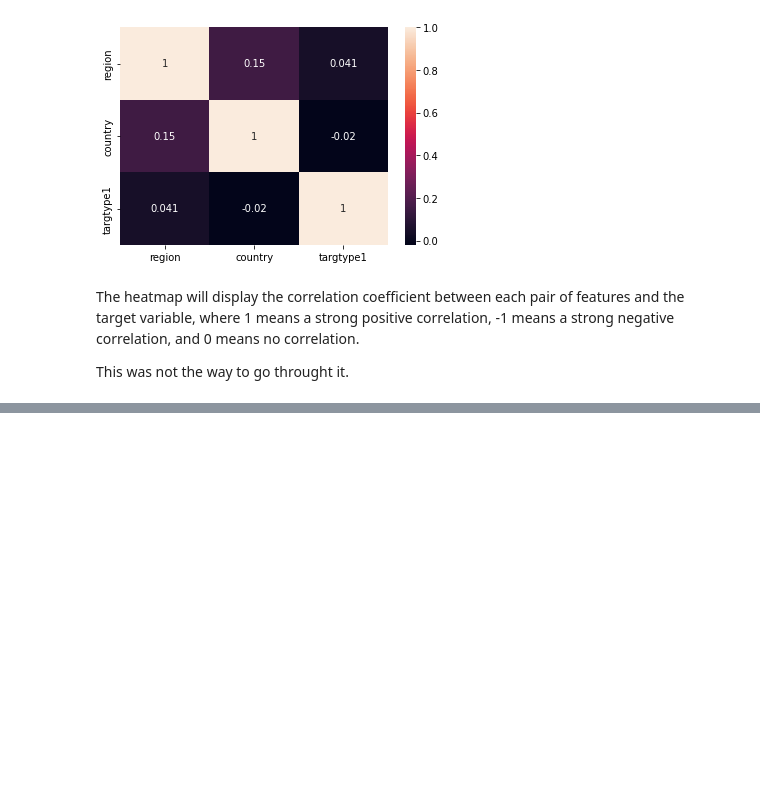
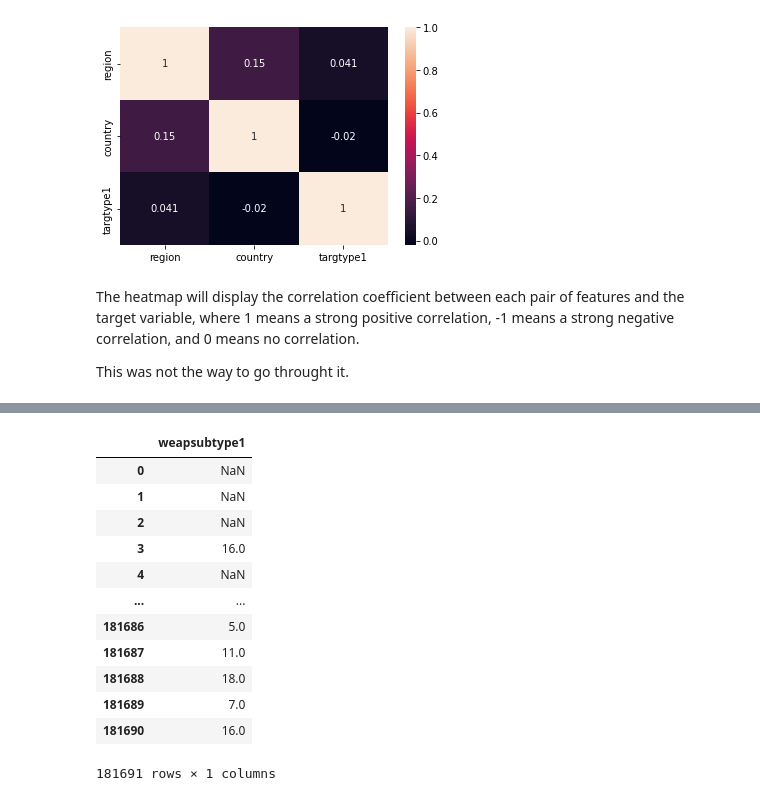
Before and after one commit to tiaL-ops/self-learning, a Jupyter notebook: gtd-eda-and-ml-approach.ipynb, the cells around one changed output, grey strips where cells are left out. Drawn from its saved outputs; the diff is of its cells as text; code cells hidden in the pictures; blank space fills up the shorter version.

```diff
--- a/gtd-eda-and-ml-approach.ipynb
+++ b/gtd-eda-and-ml-approach.ipynb
@@ -382,0 +440,16 @@ This was not the way to go throught it.
+# %%
+df[['weapsubtype1']]
+# %% [output]
+|  | weapsubtype1 |
+| 0 | NaN |
+| 1 | NaN |
+| 2 | NaN |
+| 3 | 16.0 |
+| 4 | NaN |
+| ... | ... |
+| 181686 | 5.0 |
+| 181687 | 11.0 |
+| 181688 | 18.0 |
+| 181689 | 7.0 |
+| 181690 | 16.0 |
+181691 rows × 1 columns
```
Also changed, not shown: parts of 4 cells of this notebook.
